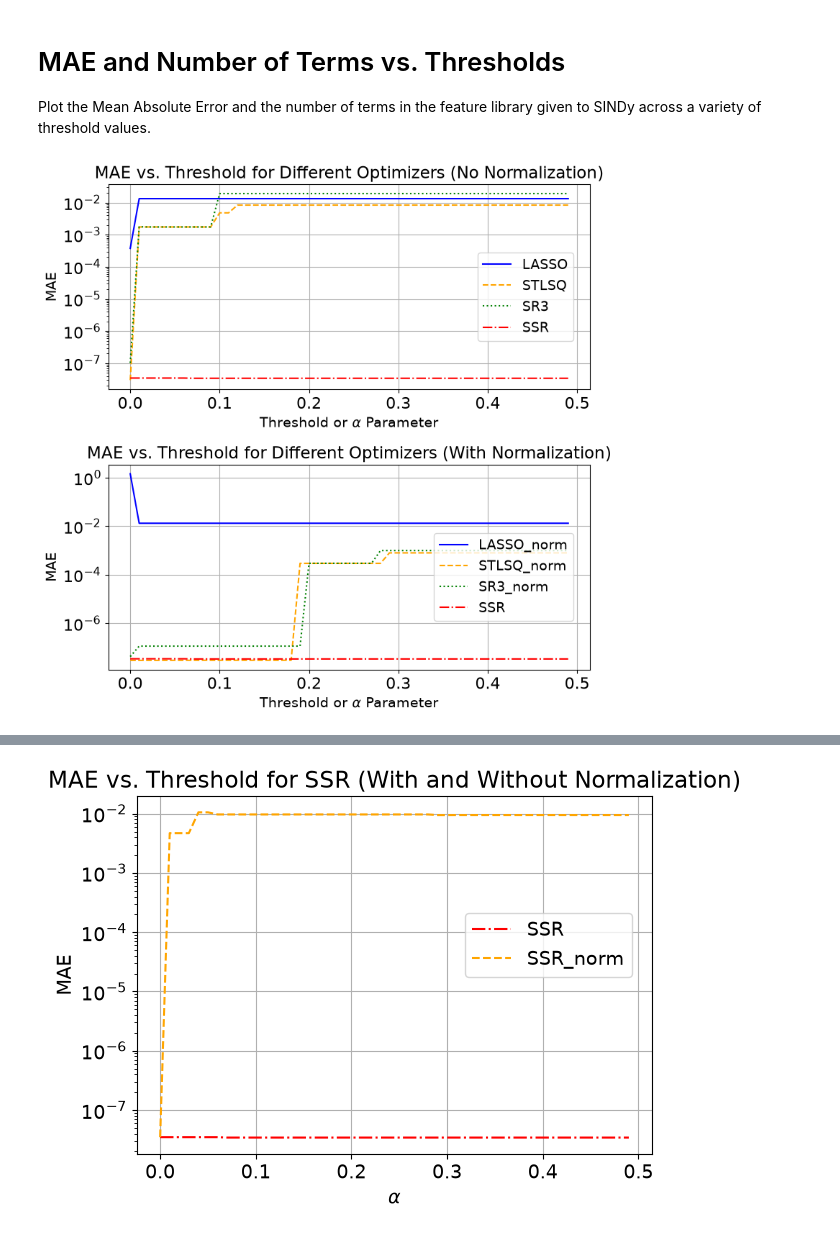
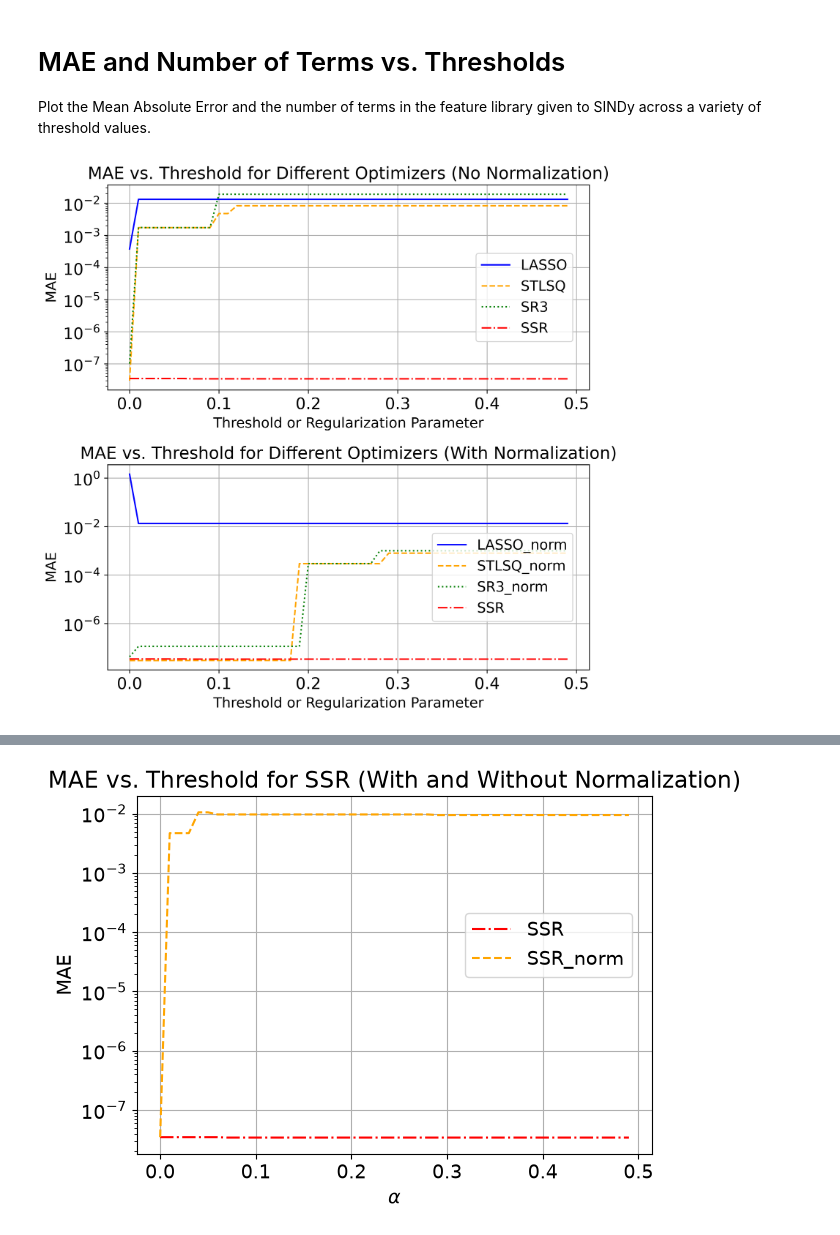
Before and after one commit to cswelch/SINDy-for-Cardiac-Electrophysiology, a Jupyter notebook: SINDy_FHN.ipynb, the cells around one changed output, grey strips where cells are left out. Cells and saved outputs as stored; diff of their text form; code cells hidden in the pictures.

Commit message:
Adjusted MAE vs. threshold plot DPI and axis labels.

```diff
--- a/SINDy_FHN.ipynb
+++ b/SINDy_FHN.ipynb
@@ -249,38 +249,38 @@ for thresh in thresholds:
     num_terms_SSR_norm.append(model_SSR_norm.complexity)
 # %%
 # Create two subplots: (top) MAE without normalization, (bottom) MAE with normalization.
-fig, ax = plt.subplots(2, 1, figsize=(8, 8))
+fig, ax = plt.subplots(2, 1, figsize=(8, 8), dpi=600)
 plt.rcParams.update({'font.size': 14})
 for a in ax:
     a.tick_params(axis='both', which='major', labelsize=16)
     a.tick_params(axis='both', which='minor', labelsize=14)
 
 # Plot the MAE errors (without normalization).
 ax[0].plot(thresholds, mae_LASSO, linestyle='-', color='blue', label='LASSO')
 ax[0].plot(thresholds, mae_STLSQ, linestyle='--', color='orange', label='STLSQ')
 ax[0].plot(thresholds, mae_SR3, linestyle=':', color='green', label='SR3')
 ax[0].plot(thresholds, mae_SSR, linestyle='-.', color='red', label='SSR')
 ax[0].set_title('MAE vs. Threshold for Different Optimizers (No Normalization)')
-ax[0].set_xlabel(r'Threshold or $\alpha$ Parameter')
+ax[0].set_xlabel(r'Threshold or Regularization Parameter')
 ax[0].set_ylabel('MAE')
 ax[0].set_yscale('log')
 ax[0].grid()
 ax[0].legend(loc='upper right', bbox_to_anchor=(0.98, 0.7))
 
 # Plot the MAE errors (with normalization).
 ax[1].plot(thresholds, mae_LASSO_norm, linestyle='-', color='blue', label='LASSO_norm')
 ax[1].plot(thresholds, mae_STLSQ_norm, linestyle='--', color='orange', label='STLSQ_norm')
 ax[1].plot(thresholds, mae_SR3_norm, linestyle=':', color='green', label='SR3_norm')
 ax[1].plot(thresholds, mae_SSR, linestyle='-.', color='red', label='SSR')
 ax[1].set_title('MAE vs. Threshold for Different Optimizers (With Normalization)')
-ax[1].set_xlabel(r'Threshold or $\alpha$ Parameter')
+ax[1].set_xlabel(r'Threshold or Regularization Parameter')
 ax[1].set_ylabel('MAE')
 ax[1].set_yscale('log')
 ax[1].grid()
 ax[1].legend(loc='upper right', bbox_to_anchor=(0.98, 0.7))
 
 fig.tight_layout()
 # %% [output]
-[figure, old version]
+[figure, new version]
 # %%
 # Create subplots in same style for model complexity vs. threshold.
```
Also changed, not shown: parts of 1 cell of this notebook.
